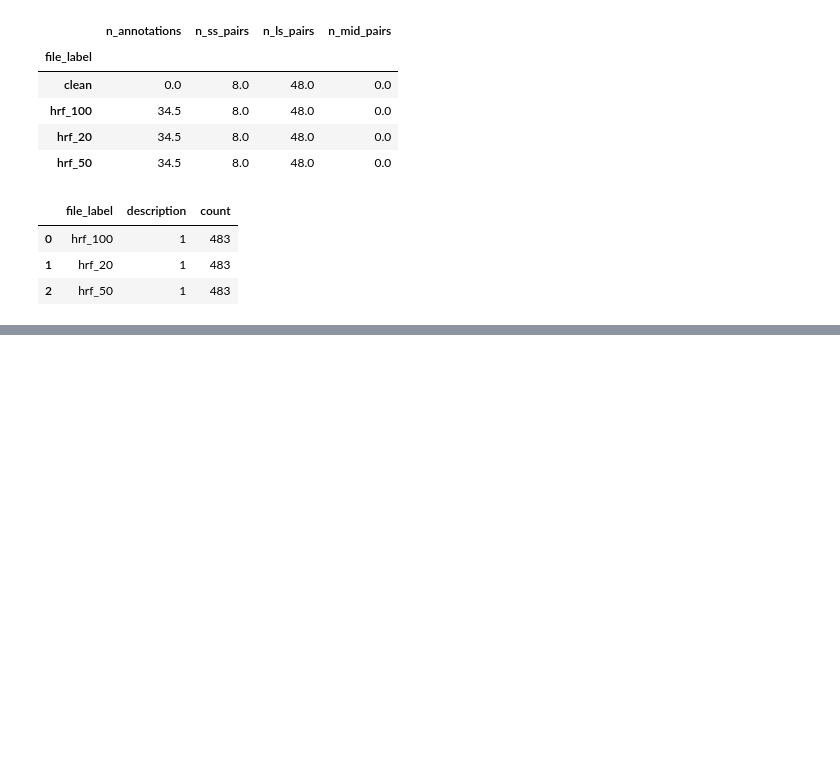
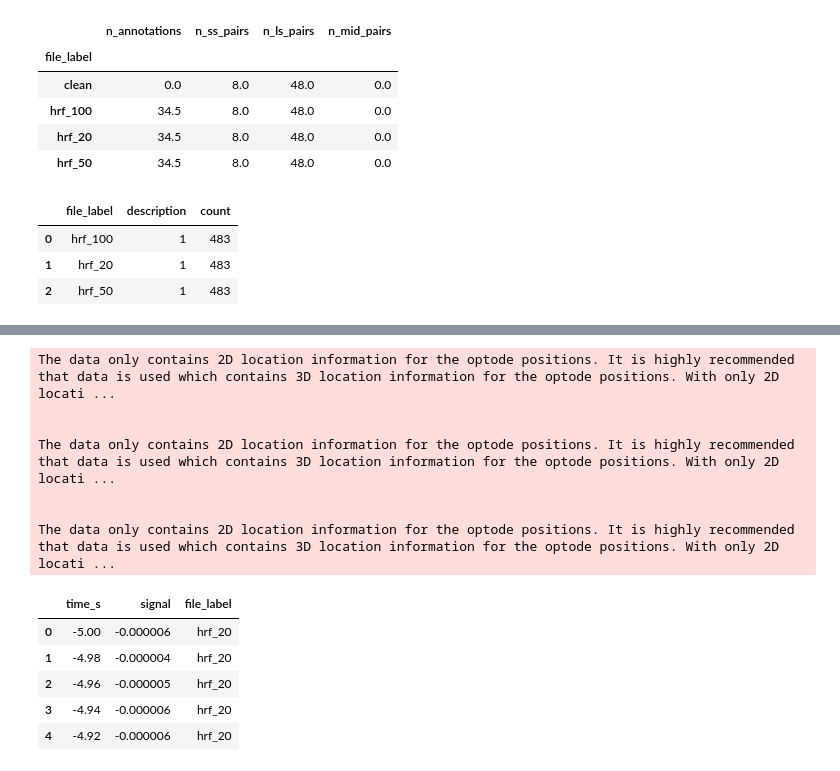
Before and after one commit to a-sunkari/fnirs-representation-learning, a Jupyter notebook: 01_snirf_exploration.ipynb, the cells around one changed output, grey strips where cells are left out. Drawn from its saved outputs; the diff is of its cells as text; code cells hidden in the pictures; blank space fills up the shorter version.

Commit message:
Update/clean snirf file exploration + begin prepro

```diff
--- a/01_snirf_exploration.ipynb
+++ b/01_snirf_exploration.ipynb
@@ -785,0 +669,55 @@ amplitude_epoch_figure.write_html(output_figures_dir / f"{subject_name.lower()}_
+# %%
+top_channel_amplitude_rows = []
+
+for compare_file_label, compare_file_name in [
+    ("hrf_20", "resting_hrf_20.snirf"),
+    ("hrf_50", "resting_hrf_50.snirf"),
+    ("hrf_100", "resting_hrf_100.snirf"),
+]:
+    compare_file_path = subject_dir / compare_file_name
+
+    raw_cw_compare = mne.io.read_raw_snirf(compare_file_path, preload=True, verbose=False)
+    raw_od_compare = optical_density(raw_cw_compare.copy())
+    raw_hb_compare = beer_lambert_law(raw_od_compare, ppf=0.1)
+
+    compare_events, compare_event_id = mne.events_from_annotations(raw_hb_compare, verbose=False)
+
+    compare_epochs = mne.Epochs(
+        raw_hb_compare,
+        events=compare_events,
+        event_id=compare_event_id,
+        tmin=-5.0,
+        tmax=20.0,
+        baseline=(-2.0, 0.0),
+        preload=True,
+        detrend=None,
+        verbose=False,
+    )
+
+    available_top_channels = [channel_name for channel_name in top_channel_names if channel_name in compare_epochs.ch_names]
+
+    compare_data = compare_epochs.copy().pick(available_top_channels).get_data()
+    mean_compare_time_course = compare_data.mean(axis=(0, 1))
+
+    top_channel_amplitude_rows.append(pd.DataFrame({
+        "time_s": compare_epochs.times,
+        "signal": mean_compare_time_course,
+        "file_label": compare_file_label,
+    }))
+
+top_channel_amplitude_df = pd.concat(top_channel_amplitude_rows, ignore_index=True)
+top_channel_amplitude_df.head()
+# %% [output]
+The data only contains 2D location information for the optode positions. It is highly recommended that data is used which contains 3D location information for the optode positions. With only 2D locati ...
+
+
+The data only contains 2D location information for the optode positions. It is highly recommended that data is used which contains 3D location information for the optode positions. With only 2D locati ...
+
+
+The data only contains 2D location information for the optode positions. It is highly recommended that data is used which contains 3D location information for the optode positions. With only 2D locati ...
+|  | time_s | signal | file_label |
+| 0 | -5.00 | -0.000006 | hrf_20 |
+| 1 | -4.98 | -0.000004 | hrf_20 |
+| 2 | -4.96 | -0.000005 | hrf_20 |
+| 3 | -4.94 | -0.000006 | hrf_20 |
+| 4 | -4.92 | -0.000006 | hrf_20 |
```
Also changed, not shown: parts of 24 cells of this notebook, 1 other file.
